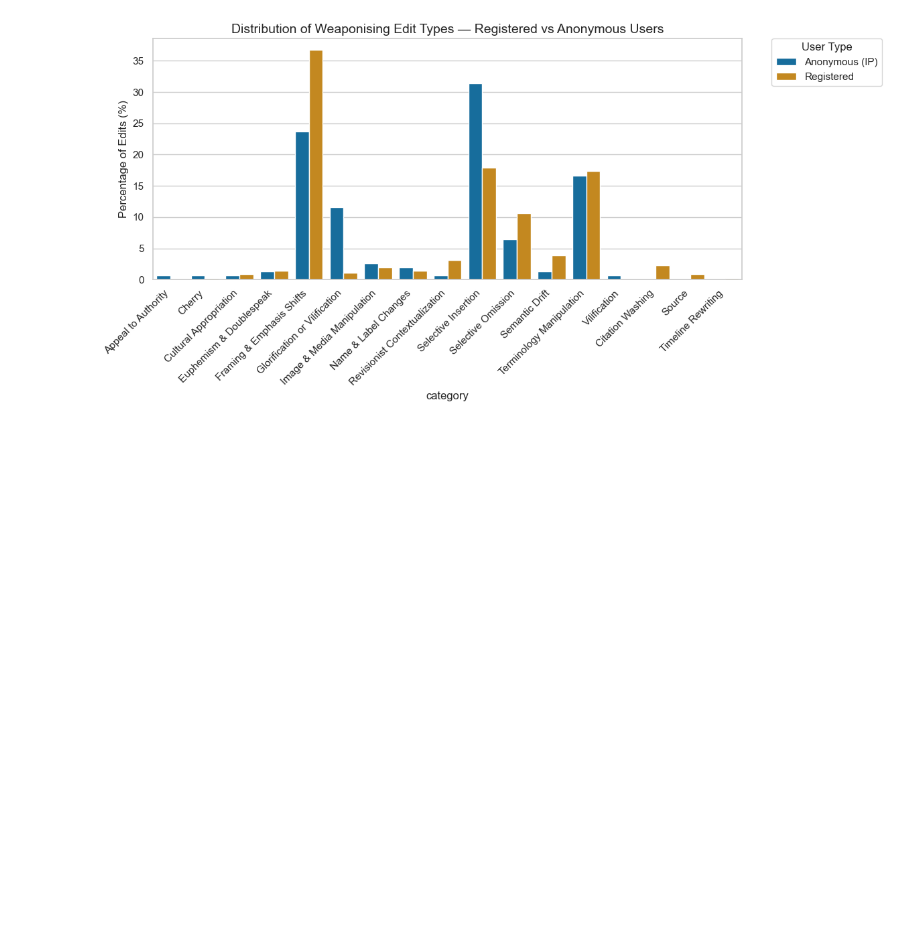
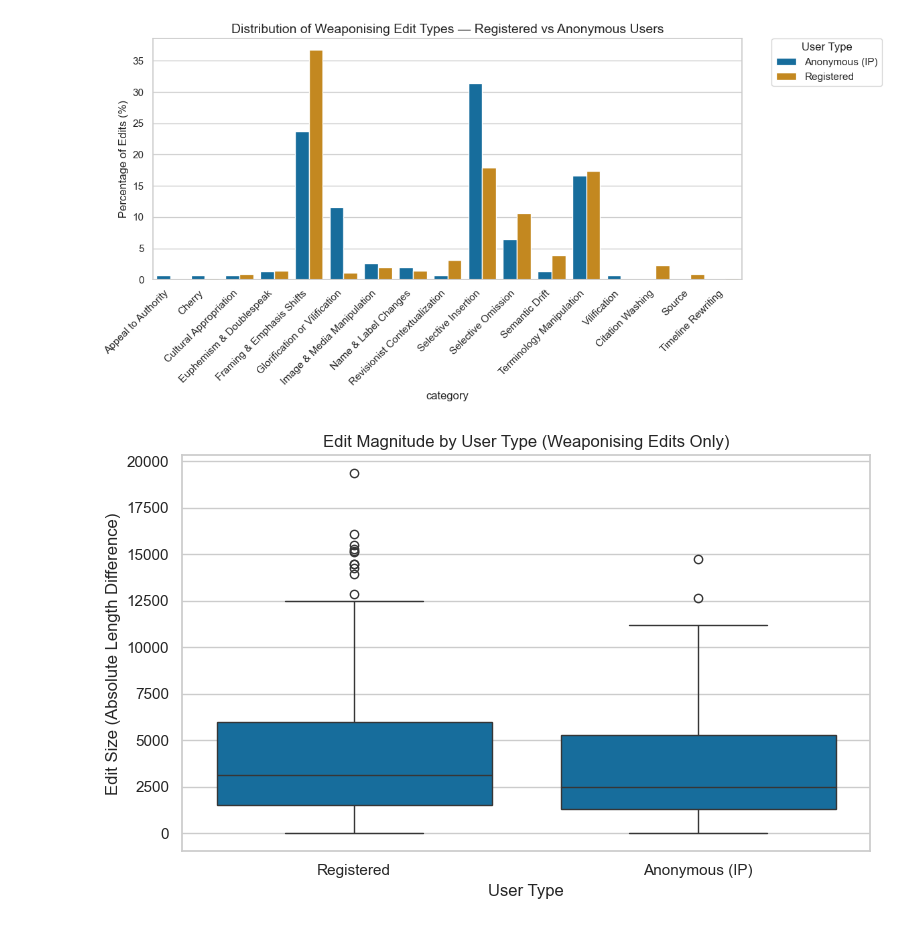
Before and after one commit to dh-epfl-students/dhlab-cultural-weaponisation-ukraine-benchmark, a Jupyter notebook: notebooks/maxime_fg_analysis.ipynb, the cells around one changed output. Cells and saved outputs as stored; diff of their text form; code cells hidden in the pictures; blank space fills up the shorter version.

````diff
--- a/notebooks/maxime_fg_analysis.ipynb
+++ b/notebooks/maxime_fg_analysis.ipynb
@@ -138,3 +153,56 @@ plt.tight_layout()
 plt.show()
 # %% [output]
 [figure]
+# %%
+import pandas as pd
+import json
+import seaborn as sns
+import matplotlib.pyplot as plt
+import ast
+
+# Assume df["json_column"] contains your JSON string
+def extract_length_diff(raw):
+    if not isinstance(raw, str) or not raw.strip():
+        return None
+
+    try:
+        cleaned = re.sub(r"^```json\s*|\s*```$", "", raw.strip(), flags=re.IGNORECASE)
+
+        try:
+            data = json.loads(cleaned)
+        except json.JSONDecodeError:
+            data = ast.literal_eval(cleaned)
+
+        changes = data.get("detected_changes", [])
+        if not changes or not isinstance(changes, list):
+            return None
+
+        before = changes[0].get("before", "")
+        after = changes[0].get("after", "")
+
+        return len(after) - len(before)
+
+    except Exception as e:
+        # Uncomment for debugging: print(f"Error parsing: {e}")
+        return None
+
+# Apply to your dataframe
+df["edit_length_diff"] = df["finegrain_output_raw"].apply(extract_length_diff)
+df["edit_magnitude_diff"] = df["edit_length_diff"].abs()
+df["user_type"] = df.apply(get_user_type, axis=1)
+
+sns.set(style="whitegrid", palette="colorblind")
+
+plt.figure(figsize=(8, 5))
+sns.boxplot(
+    data=df,
+    x="user_type",  # "Registered" vs "Anonymous (IP)"
+    y="edit_magnitude_diff",
+)
+plt.title("Edit Magnitude by User Type (Weaponising Edits Only)")
+plt.xlabel("User Type")
+plt.ylabel("Edit Size (Absolute Length Difference)")
+plt.tight_layout()
+plt.show()
+# %% [output]
+[figure, added]
````
Also changed, not shown: parts of 3 cells of this notebook, 2 other files.
